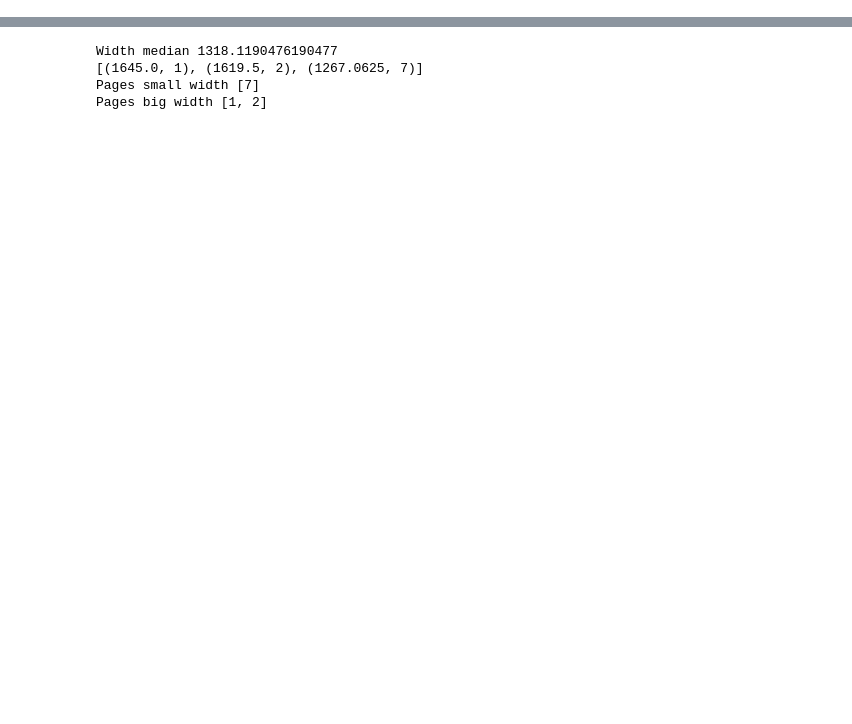
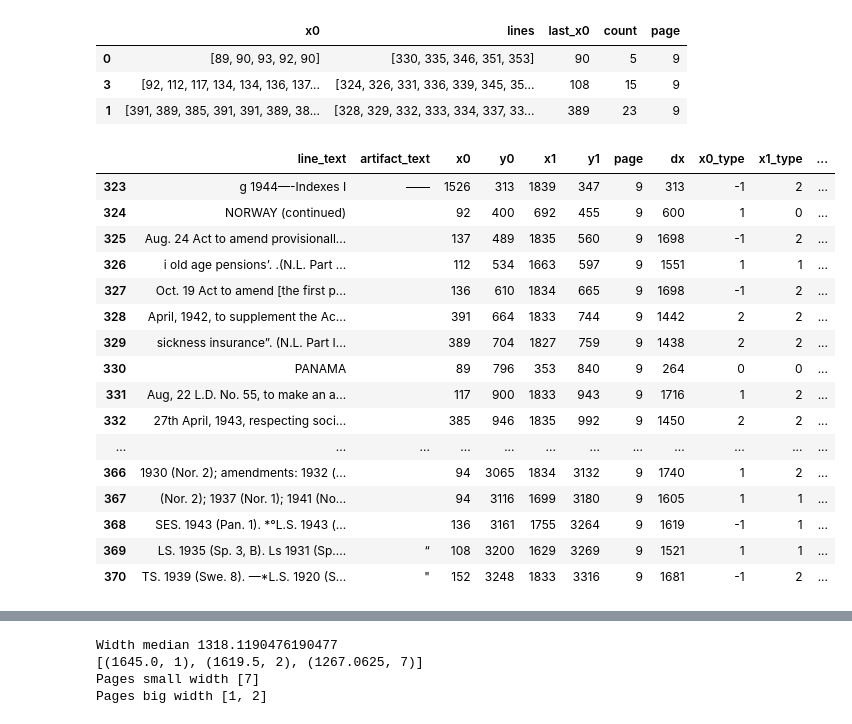
Before and after one commit to jeusa/indexex, a Jupyter notebook: code/index_extraction.ipynb, the cells around one changed output, grey strips where cells are left out. Saved outputs shown, nothing was run; the diff lists cells and outputs as text; code cells hidden in the pictures; blank space fills up the shorter version.

```diff
--- a/code/index_extraction.ipynb
+++ b/code/index_extraction.ipynb
@@ -154,0 +125,12 @@ re.findall(r, t)
+# %%
+df = label.assign_types(lines_df, bins_x0, bins_x1, x0_n)
+df = label.assign_labels(df, x0_n)
+
+ind_df, p_l, p_g = label.correct_x0_types(df, bins_x0, bins_x1, x0_n)
+ind_df = label.assign_labels(ind_df, x0_n)
+ind_df = label.approve_correction(df, ind_df, p_l)
+
+ind_df["new_label"] = ind_df["label"]
+ind_df = label.improve_country_classification(ind_df)
+
+ind_df = records.extract_records(ind_df)
@@ -154,0 +228,27 @@ re.findall(r, t)
+# %%
+bins_x0.loc[bins_x0["page"]==9]
+# %% [output]
+|  | x0 | lines | last_x0 | count | page |
+| 0 | [89, 90, 93, 92, 90] | [330, 335, 346, 351, 353] | 90 | 5 | 9 |
+| 3 | [92, 112, 117, 134, 134, 136, 137... | [324, 326, 331, 336, 339, 345, 35... | 108 | 15 | 9 |
+| 1 | [391, 389, 385, 391, 391, 389, 38... | [328, 329, 332, 333, 334, 337, 33... | 389 | 23 | 9 |
+# %%
+df.loc[df["page"]==9]
+# %% [output]
+|  | line_text | artifact_text | x0 | y0 | x1 | y1 | page | dx | x0_type | x1_type | ... |
+| 323 | g 1944—-Indexes I | —— | 1526 | 313 | 1839 | 347 | 9 | 313 | -1 | 2 | ... |
+| 324 | NORWAY (continued) |  | 92 | 400 | 692 | 455 | 9 | 600 | 1 | 0 | ... |
+| 325 | Aug. 24 Act to amend provisionall... |  | 137 | 489 | 1835 | 560 | 9 | 1698 | -1 | 2 | ... |
+| 326 | i old age pensions’. .(N.L. Part ... |  | 112 | 534 | 1663 | 597 | 9 | 1551 | 1 | 1 | ... |
+| 327 | Oct. 19 Act to amend [the first p... |  | 136 | 610 | 1834 | 665 | 9 | 1698 | -1 | 2 | ... |
+| 328 | April, 1942, to supplement the Ac... |  | 391 | 664 | 1833 | 744 | 9 | 1442 | 2 | 2 | ... |
+| 329 | sickness insurance”. (N.L. Part I... |  | 389 | 704 | 1827 | 759 | 9 | 1438 | 2 | 2 | ... |
+| 330 | PANAMA |  | 89 | 796 | 353 | 840 | 9 | 264 | 0 | 0 | ... |
+| 331 | Aug, 22 L.D. No. 55, to make an a... |  | 117 | 900 | 1833 | 943 | 9 | 1716 | 1 | 2 | ... |
+| 332 | 27th April, 1943, respecting soci... |  | 385 | 946 | 1835 | 992 | 9 | 1450 | 2 | 2 | ... |
+| ... | ... | ... | ... | ... | ... | ... | ... | ... | ... | ... | ... |
+| 366 | 1930 (Nor. 2); amendments: 1932 (... |  | 94 | 3065 | 1834 | 3132 | 9 | 1740 | 1 | 2 | ... |
+| 367 | (Nor. 2); 1937 (Nor. 1); 1941 (No... |  | 94 | 3116 | 1699 | 3180 | 9 | 1605 | 1 | 1 | ... |
+| 368 | SES. 1943 (Pan. 1). *°L.S. 1943 (... |  | 136 | 3161 | 1755 | 3264 | 9 | 1619 | -1 | 1 | ... |
+| 369 | LS. 1935 (Sp. 3, B). Ls 1931 (Sp.... | “ | 108 | 3200 | 1629 | 3269 | 9 | 1521 | 1 | 1 | ... |
+| 370 | TS. 1939 (Swe. 8). —*L.S. 1920 (S... | " | 152 | 3248 | 1833 | 3316 | 9 | 1681 | -1 | 2 | ... |
```
Also changed, not shown: parts of 27 cells of this notebook, 2 other files.
